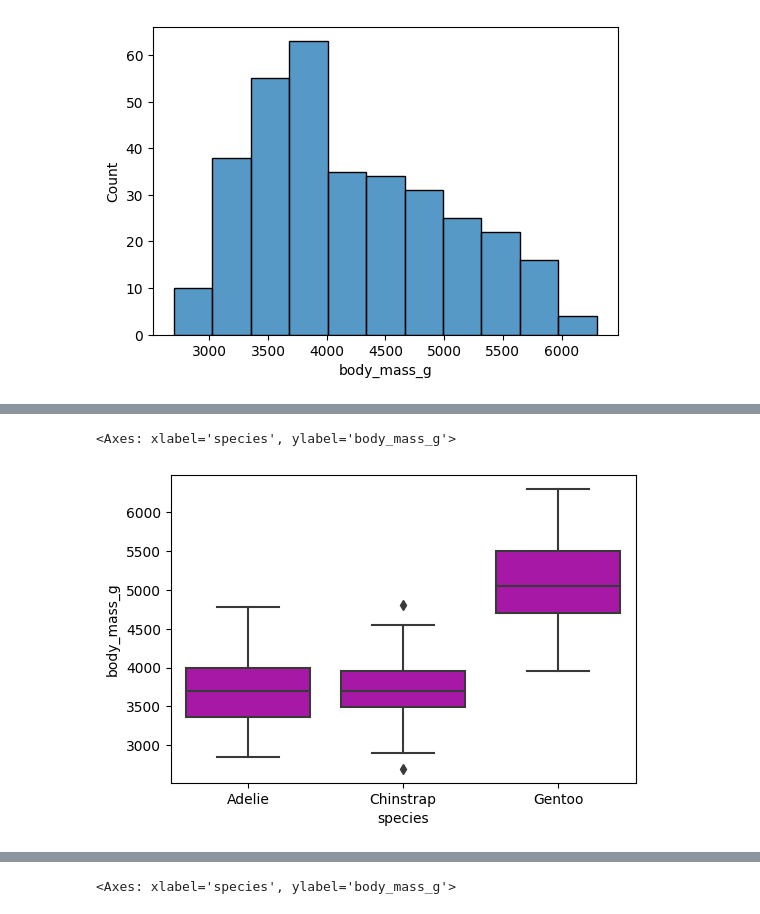
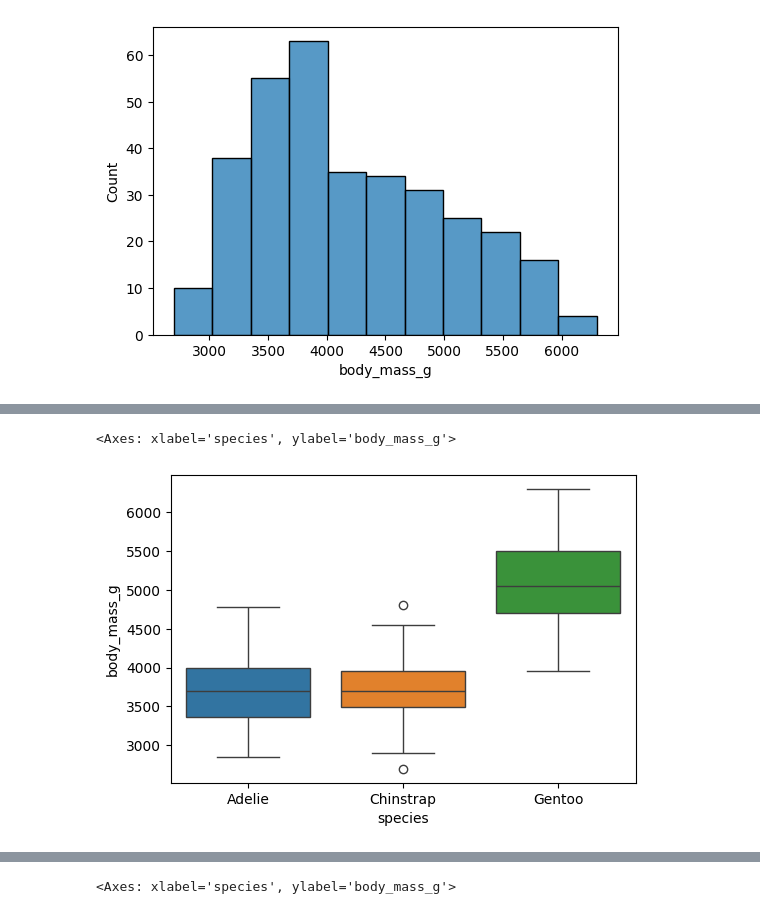
Before and after one commit to dilip-ksa/Data-Visualization-with-Python, a Jupyter notebook: 03-InteractiveVisualizationwithPlotly Feb -Mar 2026/1-Seaborn/1-Seaborn-code.ipynb, the cells around one changed output, grey strips where cells are left out. Drawn from its saved outputs; the diff is of its cells as text; code cells hidden in the pictures.

```diff
--- a/03-InteractiveVisualizationwithPlotly Feb -Mar 2026/1-Seaborn/1-Seaborn-code.ipynb
+++ b/03-InteractiveVisualizationwithPlotly Feb -Mar 2026/1-Seaborn/1-Seaborn-code.ipynb
@@ -77,15 +81,17 @@ sns.boxplot(data = penguins,      #<- set data
 # %%
 #=================================================-
 #### Slide 15/30: Plot a box plot  ####
 
 plt.figure(figsize=(6,4))    #<- set the figure size
 sns.boxplot(data = penguins,    #<- set data
         x = "species",          #<- set x variable
         y = "body_mass_g",      #<- set y variable
-        palette = ["m"])        #<- set color
+        hue="species",          #<- set grouping variable
+        #palette = ["m"]        #<- set color
+)
 # %% [output]
 <Axes: xlabel='species', ylabel='body_mass_g'>
-[figure, old version]
+[figure, new version]
 # %%
 #=================================================-
 #### Slide 16/30: Univariate plots: bar plot  ####
```
Also changed, not shown: parts of 6 cells of this notebook.
